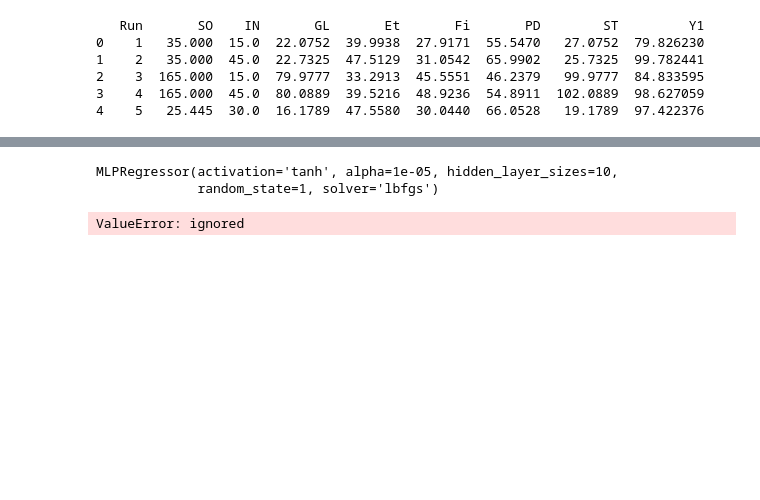
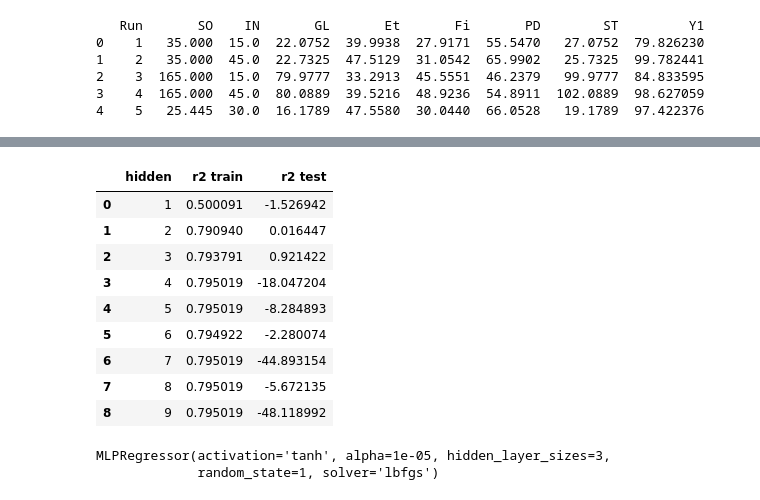
Before and after one commit to ucfilho/Doubts_Students, a Jupyter notebook: sorgo_ANN_dez_21_2022.ipynb, the cells around one changed output, grey strips where cells are left out. Saved outputs shown, nothing was run; the diff lists cells and outputs as text; code cells hidden in the pictures; blank space fills up the shorter version.

```diff
--- a/sorgo_ANN_dez_21_2022.ipynb
+++ b/sorgo_ANN_dez_21_2022.ipynb
@@ -87,6 +47,8 @@ X_OLD=DAT_OLD[Col_Indep]
-# %%
-# obtem as variaveis dependentes (treino e teste)
-Index=[ 'Et']
-y_train=train[Index]
-y_test=test[Index]
-Y_OLD=DAT_OLD[Index]
+# %%
+scaler_x = StandardScaler().fit(DAT.iloc[:,Index])
+scaler_y = StandardScaler().fit(np.array(DAT.iloc[:,-1]).reshape(-1,1))
+# %%
+x_train = scaler_x.transform(x_train)
+x_test = scaler_x.transform(x_test)
+y_train = scaler_y.transform(np.array(y_train).reshape(-1, 1))
+y_test = scaler_y.transform(np.array(y_test).reshape(-1, 1))
@@ -93,14 +96,26 @@ Y_OLD=DAT_OLD[Index]
+# %%
+df = pd.DataFrame(resp_scored,columns=['hidden','r2 train','r2 test'])
+df
+# %% [output]
+|  | hidden | r2 train | r2 test |
+| 0 | 1 | 0.500091 | -1.526942 |
+| 1 | 2 | 0.790940 | 0.016447 |
+| 2 | 3 | 0.793791 | 0.921422 |
+| 3 | 4 | 0.795019 | -18.047204 |
+| 4 | 5 | 0.795019 | -8.284893 |
+| 5 | 6 | 0.794922 | -2.280074 |
+| 6 | 7 | 0.795019 | -44.893154 |
+| 7 | 8 | 0.795019 | -5.672135 |
+| 8 | 9 | 0.795019 | -48.118992 |
 # %%
 # define a rede neural
-N_Hidden= 10
+N_Hidden= 3
 clf = MLPRegressor(solver='lbfgs',activation='tanh',alpha=1e-5,hidden_layer_sizes=(N_Hidden),
                     random_state=1)
+clf.fit(x_train, y_train)
+# %% [output]
+MLPRegressor(activation='tanh', alpha=1e-05, hidden_layer_sizes=3,
+             random_state=1, solver='lbfgs')
-# %%
-# treina a rede neural
-clf.fit(x_train, y_train)
-# %% [output]
-MLPRegressor(activation='tanh', alpha=1e-05, hidden_layer_sizes=10,
-             random_state=1, solver='lbfgs')
 # %%
 # usa a rede neural treina em calculos para treino e teste
 y_calc_train=clf.predict(x_train)
@@ -119,15 +127,9 @@ y_calc_test.columns = col_names
 # %%
 # transforma dos dados calculados na forma original (nao normatizado)
-y_calc_train=scaler.inverse_transform(y_calc_train)
-y_calc_test=scaler.inverse_transform(y_calc_test)
-y_test=scaler.inverse_transform(y_test)
-y_train=scaler.inverse_transform(y_train)
-#print(y_calc_train)
-#print(y_test)
-#print(y_calc_test)
-#print(Y_OLD)
+y_calc_train=scaler_y.inverse_transform(y_calc_train)
+y_calc_test=scaler_y.inverse_transform(y_calc_test)
+y_test=scaler_y.inverse_transform(y_test)
+y_train=scaler_y.inverse_transform(y_train)
-# %% [output]
-ValueError: ignored
 # %%
 # expressa os dois dados em figura
 fig = plt.figure()
```
Also changed, not shown: parts of 25 cells of this notebook.
